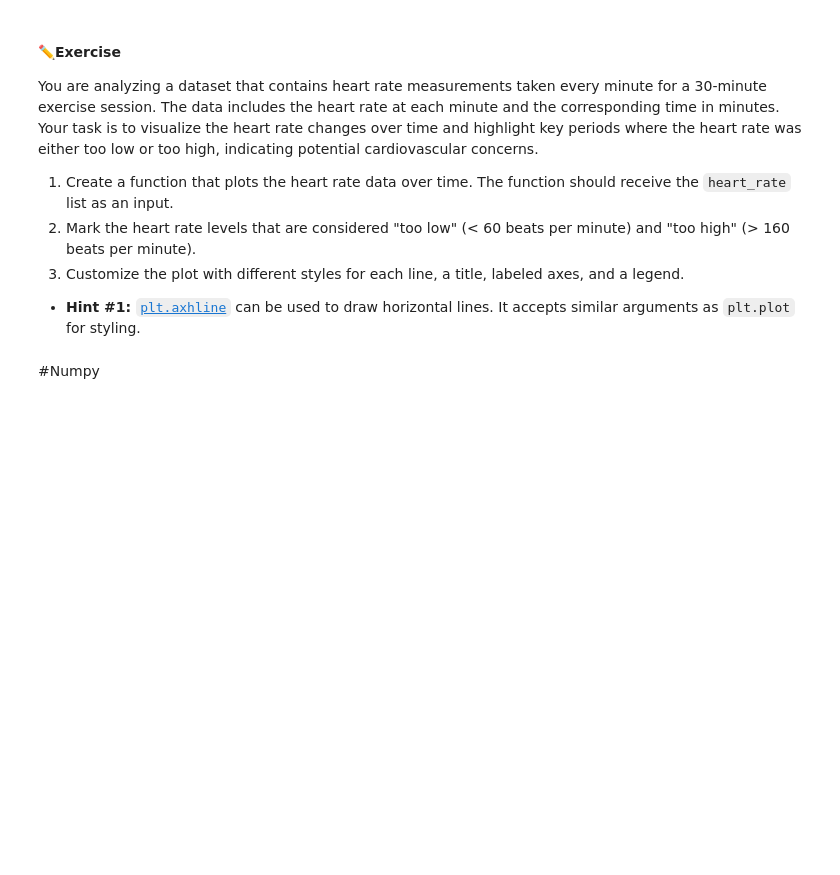
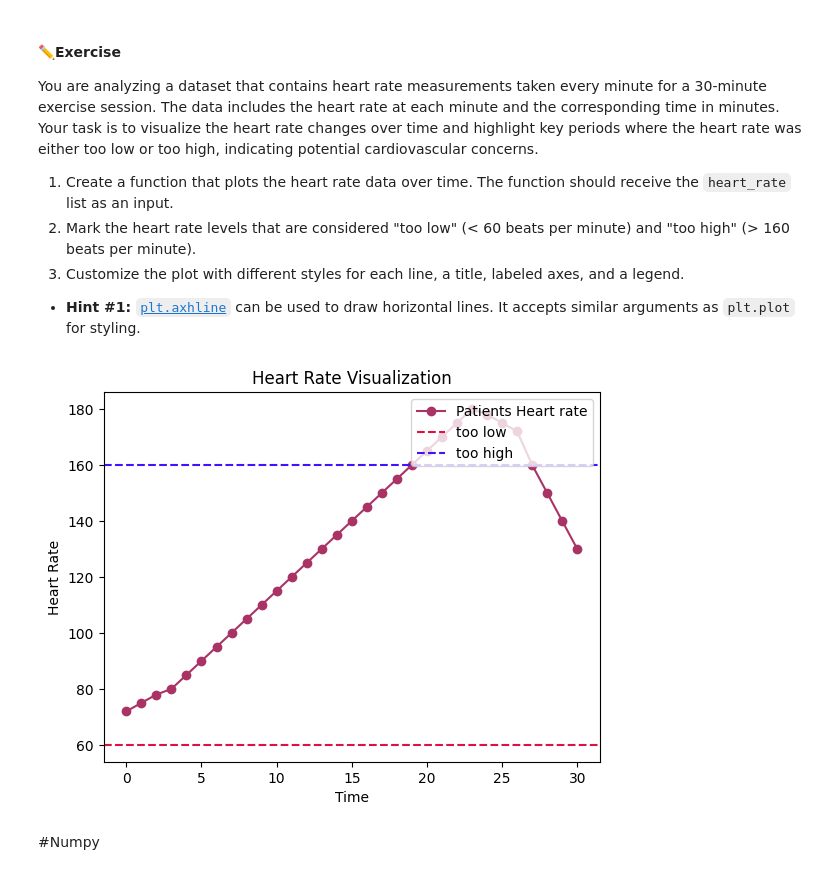
Before and after one commit to salmaouaakki/BME3053C-Spring-2025, a Jupyter notebook: lessons-solved/03_Matplotlib_and_Numpy_02_10_2025.ipynb, the cells around one changed output. Saved outputs shown, nothing was run; the diff lists cells and outputs as text; code cells hidden in the pictures; blank space fills up the shorter version.

```diff
--- a/lessons-solved/03_Matplotlib_and_Numpy_02_10_2025.ipynb
+++ b/lessons-solved/03_Matplotlib_and_Numpy_02_10_2025.ipynb
@@ -105,7 +105,21 @@ You are analyzing a dataset that contains heart rate measurements taken every mi
 # %%
 heart_rate = [72, 75, 78, 80, 85, 90, 95, 100, 105, 110, 115, 120, 125, 130,
               135, 140, 145, 150, 155, 160, 165, 170, 175, 180, 178, 175, 172,
               160, 150, 140, 130]  # Heart rate in beats per minute (bpm)
+def visual_heart_rate(data):
+  plt.plot(data, label="Patients Heart rate", marker = 'o', color ="#aa3366")
+  plt.axhline(60, label='too low', linestyle = '--', color = '#dd1144')
+  plt.axhline(160, label='too high', linestyle = '--', color = '#4411ff')
+  plt.title('Heart Rate Visualization')
+  plt.xlabel('Time')
+  plt.ylabel('Heart Rate')
+  plt.legend(loc='upper right')
+  plt.show
+
+
+visual_heart_rate(heart_rate)
+# %% [output]
+[figure, added]
 # %% [markdown]
 #Numpy
 # %% [markdown]
```
